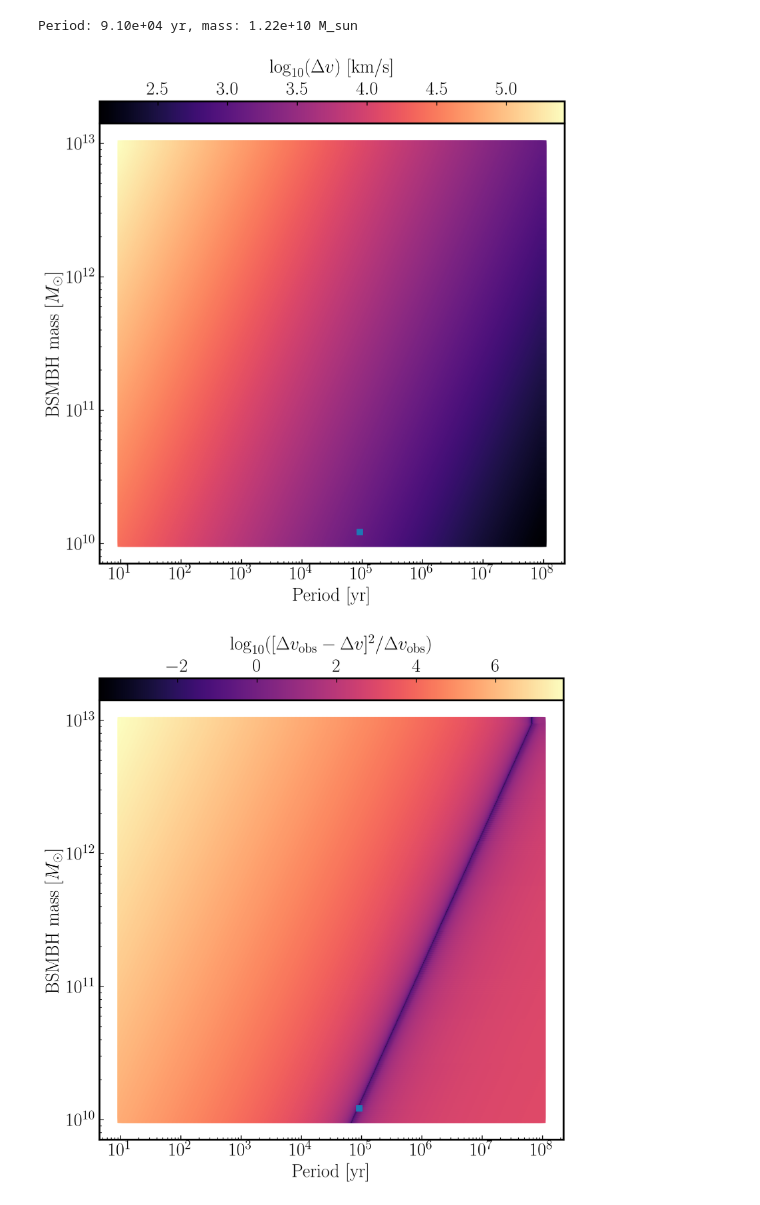
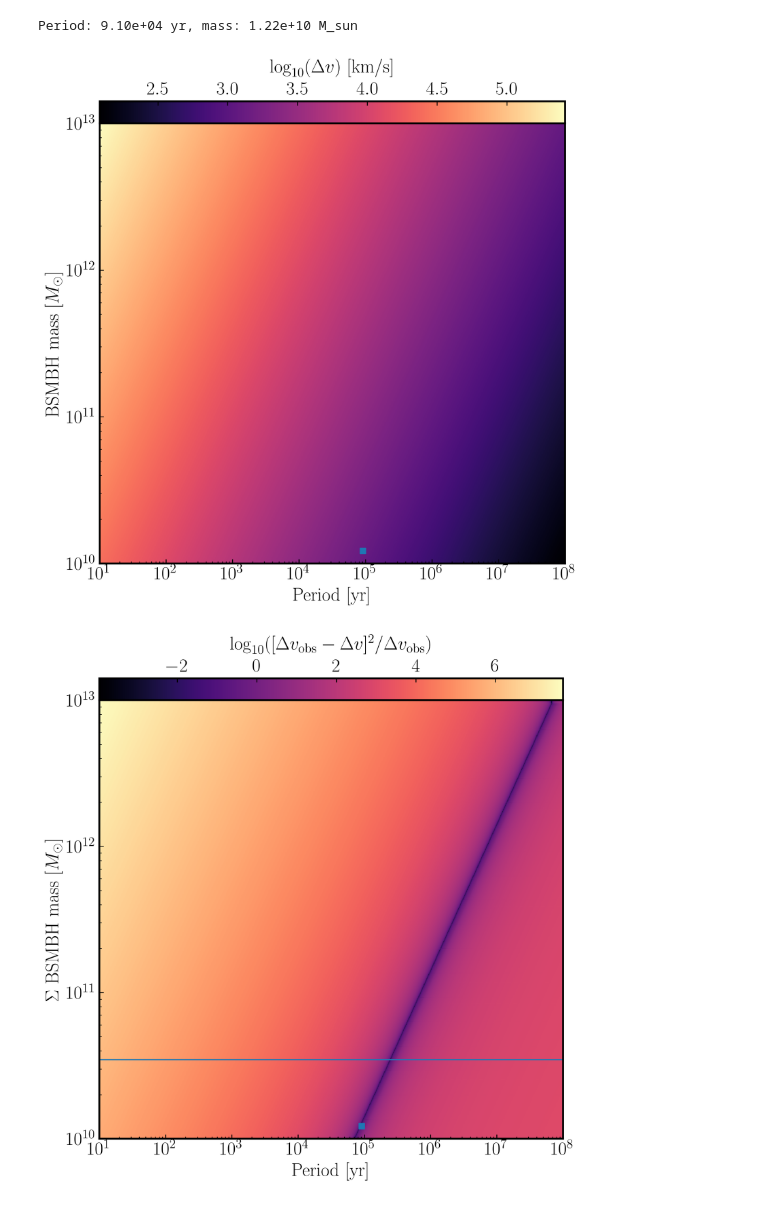
Before and after one commit to jradcliffe5/vdDussen_MSc, a Jupyter notebook: BMassPlots.ipynb, the cells around one changed output. Saved outputs shown, nothing was run; the diff lists cells and outputs as text; code cells hidden in the pictures.

Commit message:
plots of bsmbh

```diff
--- a/BMassPlots.ipynb
+++ b/BMassPlots.ipynb
@@ -74,29 +74,34 @@ ax.set_xscale('log')
 ax.set_yscale('log')
 ax.set_xlabel('Period [yr]')
 ax.set_ylabel('BSMBH mass [$M_\odot$]')
+ax.set_xlim(P_yr.min(),P_yr.max())
+ax.set_ylim(STM_yr.min(),STM_yr.max())
 
 cax=fig.add_subplot(gs[0])
 fig.colorbar(mappable=im,cax=cax,location='top')
 cax.set_xlabel('$\log_{10}(\Delta v$) [km/s]',labelpad=10)
 plt.show()
 # %% [output]
-[figure, old version]
+[figure, new version]
 # %%
 ### Chi squared plot
 chi2 = ((dv_obs-dv)**2)/dv_obs
 fig = plt.figure(figsize=(9,9))
 gs=GridSpec(ncols=1,nrows=2,height_ratios=[1/20,1],hspace=0)
 ax = fig.add_subplot(gs[1])
 im= ax.scatter(P_yr,STM_yr,c=np.log10(chi2))
 ax.scatter(P_obs,STM_obs)
 ax.set_xscale('log')
 ax.set_yscale('log')
 ax.set_xlabel('Period [yr]')
-ax.set_ylabel('BSMBH mass [$M_\odot$]')
+ax.set_ylabel('$\Sigma$ BSMBH mass [$M_\odot$]')
+ax.set_xlim(P_yr.min(),P_yr.max())
+ax.set_ylim(STM_yr.min(),STM_yr.max())
+ax.axhline(3.47e10)
 
 cax=fig.add_subplot(gs[0])
 fig.colorbar(mappable=im,cax=cax,location='top')
 cax.set_xlabel('$\log_{10}([\Delta v_\mathrm{obs} - \Delta v]^2 / \Delta v_\mathrm{obs}$)',labelpad=10)
 plt.show()
 # %% [output]
-[figure, old version]
+[figure, new version]
```
